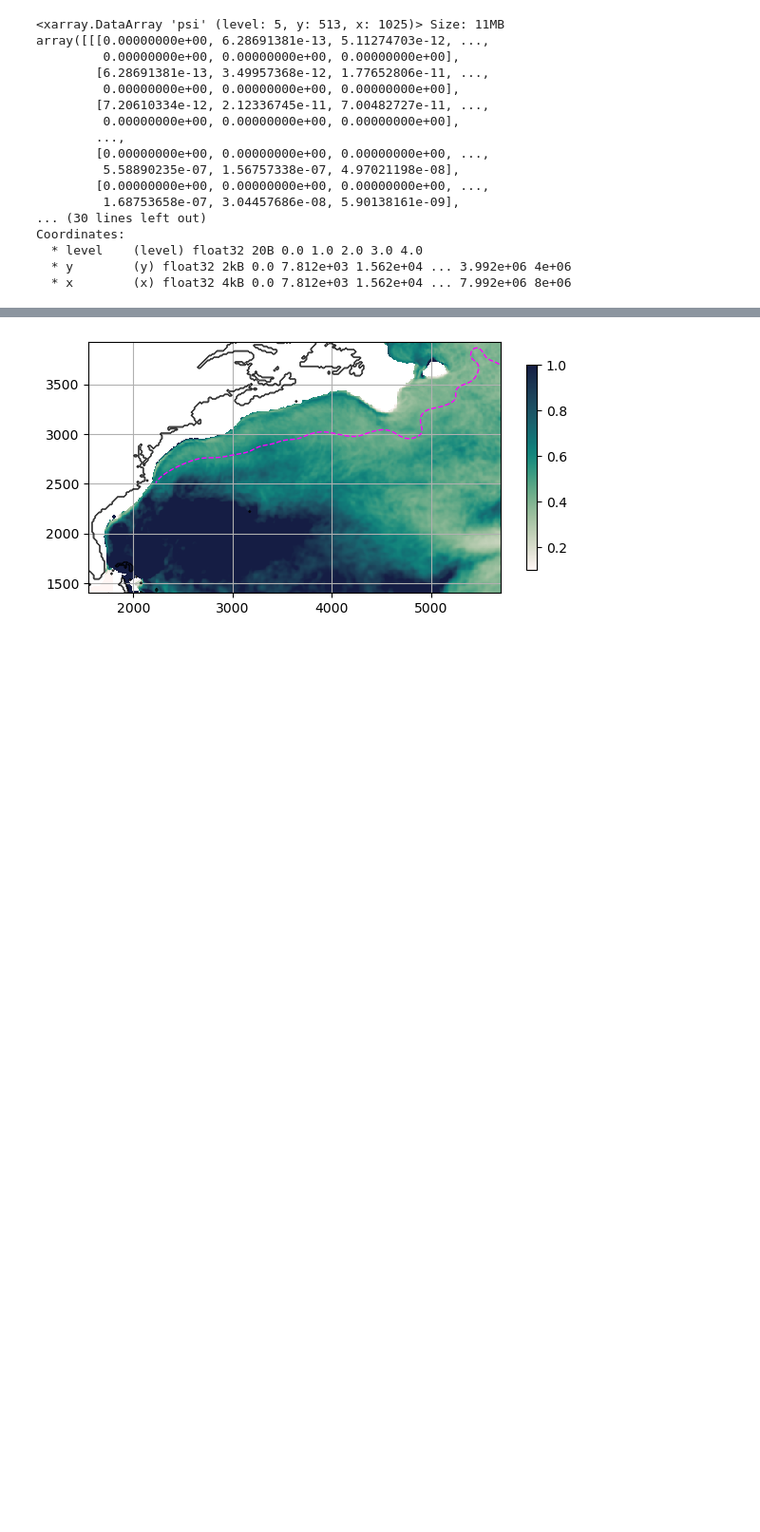
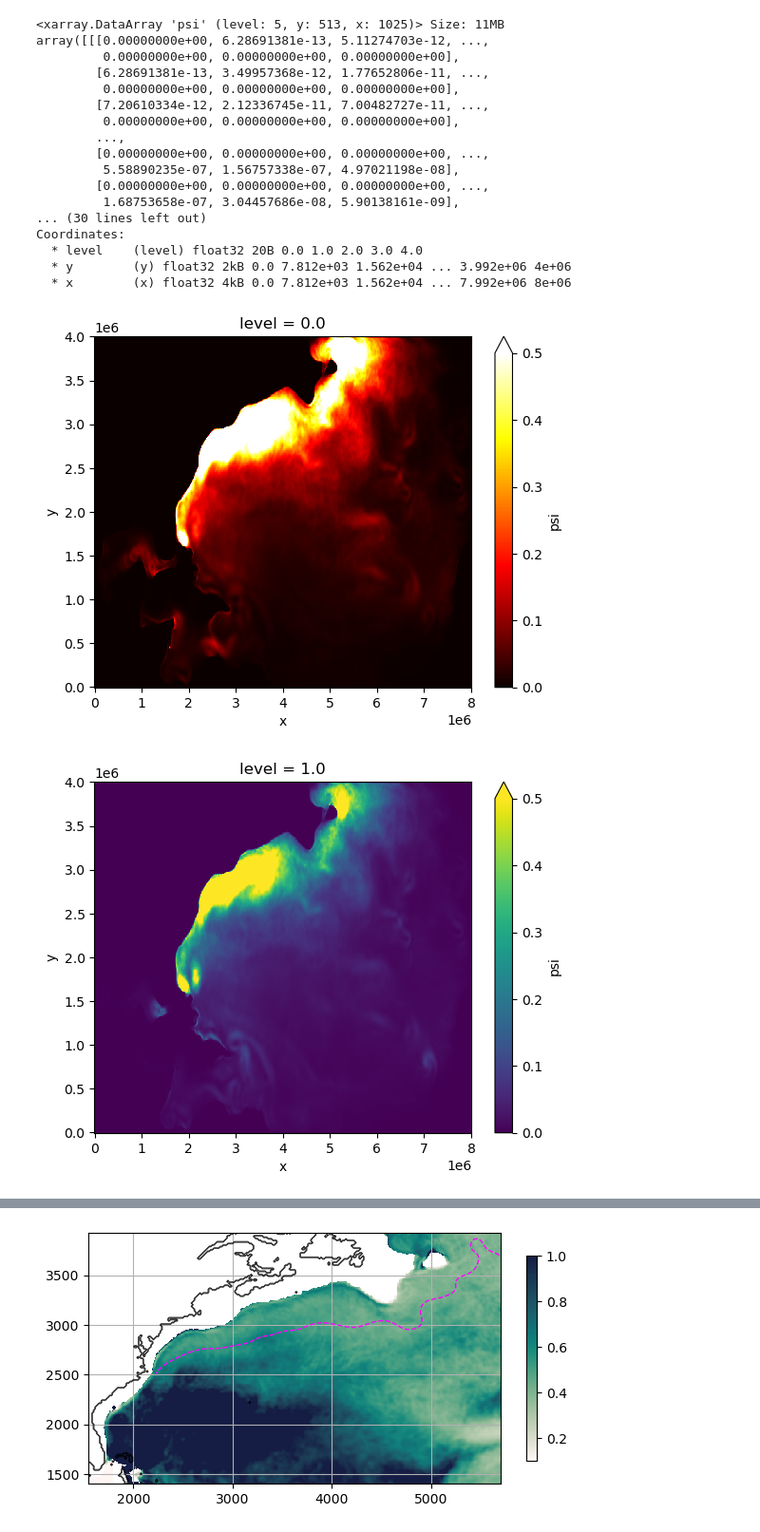
Before and after one commit to roxyboy/BasiliskSW, a Jupyter notebook: MSQG/KE.ipynb, the cells around one changed output, grey strips where cells are left out. Shown at 95% size. Saved outputs shown, nothing was run; the diff lists cells and outputs as text; code cells hidden in the pictures; blank space fills up the shorter version.

```diff
--- a/MSQG/KE.ipynb
+++ b/MSQG/KE.ipynb
@@ -140,6 +147,14 @@ Coordinates:
   * level    (level) float32 20B 0.0 1.0 2.0 3.0 4.0
   * y        (y) float32 2kB 0.0 7.812e+03 1.562e+04 ... 3.992e+06 4e+06
   * x        (x) float32 4kB 0.0 7.812e+03 1.562e+04 ... 7.992e+06 8e+06
+# %%
+EKE.isel(level=0).plot(rasterized=True, vmax=.5, cmap="hot")
+plt.show()
+EKE.isel(level=1).plot(rasterized=True, vmax=.5)
+plt.show()
+# %% [output]
+[figure, added]
+[figure, added]
 # %%
 mask = dsin.mask
 try:
```
Also changed, not shown: parts of 5 cells of this notebook.
